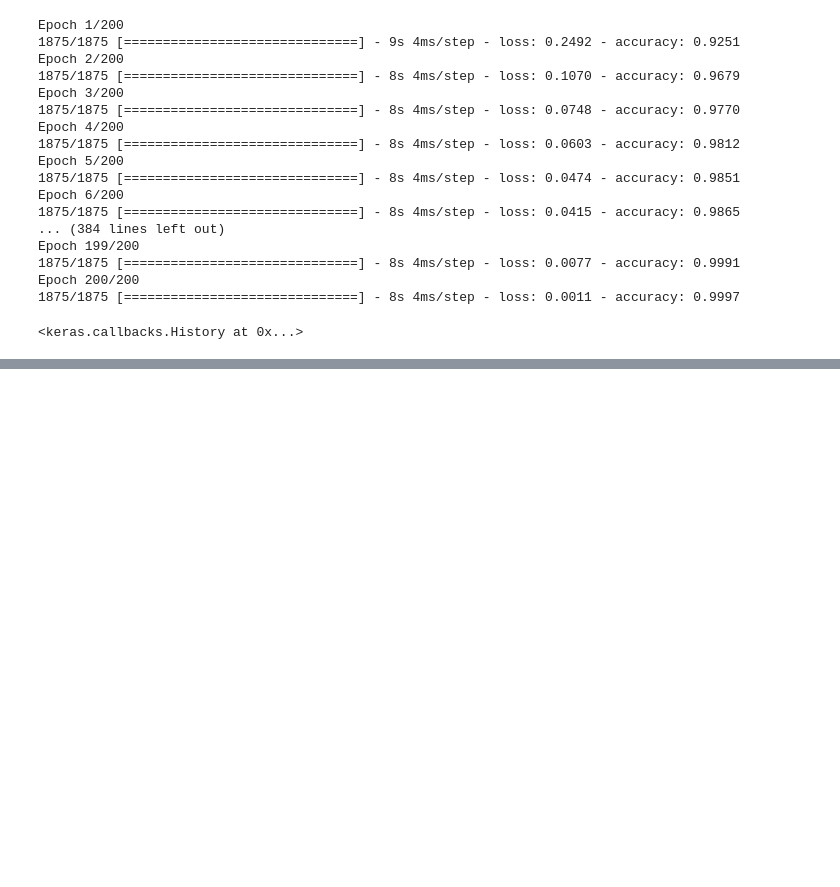
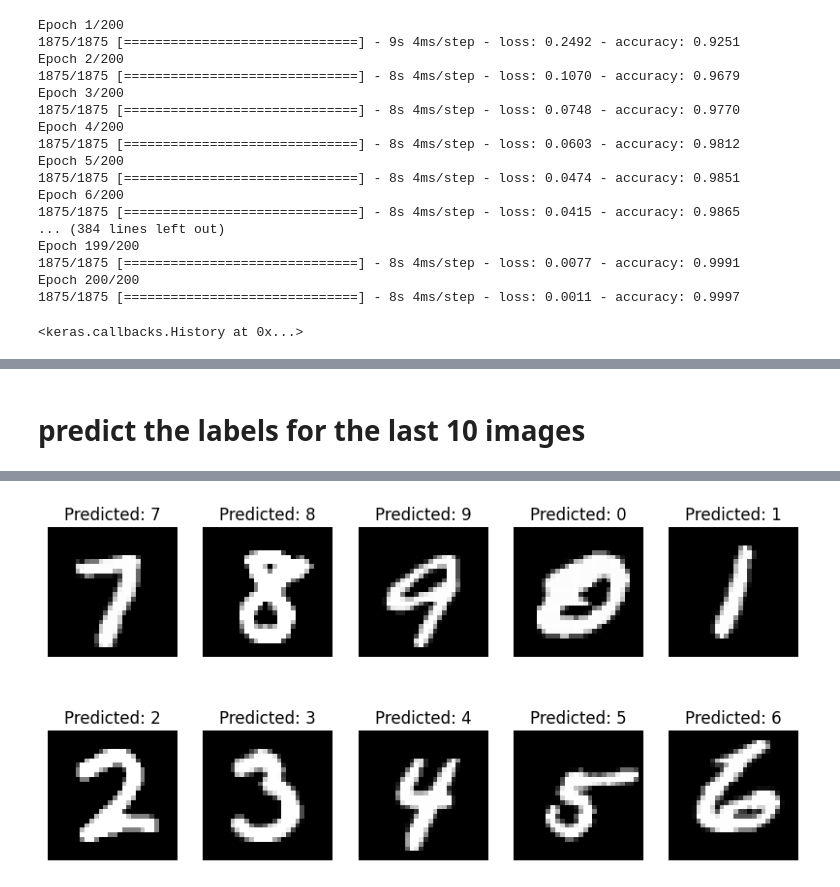
Before and after one commit to muhacolee4/AL-ML-Learning-path, a Jupyter notebook: MNIST/mnist.ipynb, the cells around one changed output, grey strips where cells are left out. Drawn from its saved outputs; the diff is of its cells as text; code cells hidden in the pictures; blank space fills up the shorter version.

```diff
--- a/MNIST/mnist.ipynb
+++ b/MNIST/mnist.ipynb
@@ -101,0 +140,20 @@ Epoch 200/200
+# %% [markdown]
+# predict the labels for the last 10 images
+# %%
+
+
+# predict the labels for the last 10 images
+predictions = model.predict(x_test[-10:])
+
+# convert the predictions from probabilities to class labels
+predicted_labels = np.argmax(predictions, axis=1)
+
+# display the predicted label, true label, and image for each image
+fig, axs = plt.subplots(2, 5, figsize=(10, 5))
+for i in range(10):
+    ax = axs[i//5, i%5]
+    ax.imshow(x_test[-10+i], cmap='gray')
+    ax.axis('off')
+    ax.set_title('Predicted: {}'.format(predicted_labels[i]))
+plt.show()
+# %% [output]
@@ -101,0 +161 @@ Epoch 200/200
+[figure, added]
```
Also changed, not shown: parts of 5 cells of this notebook.
